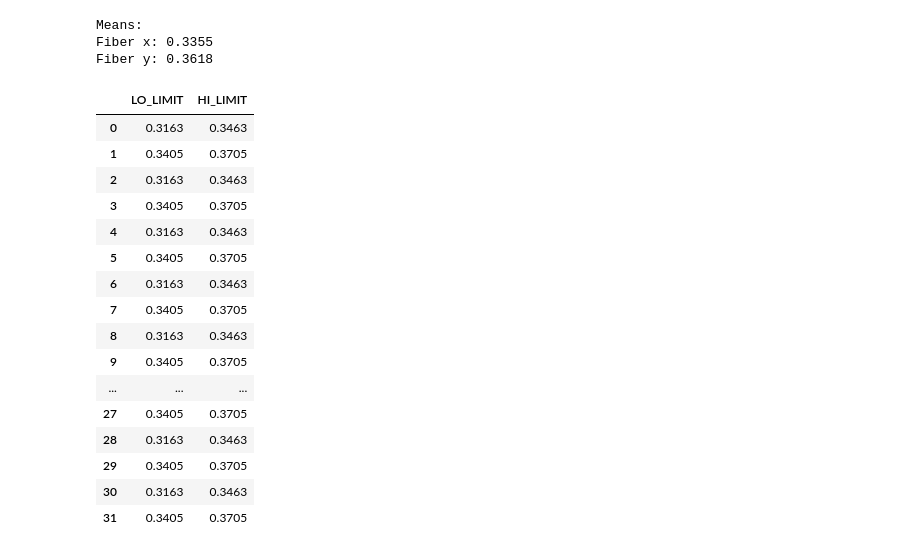
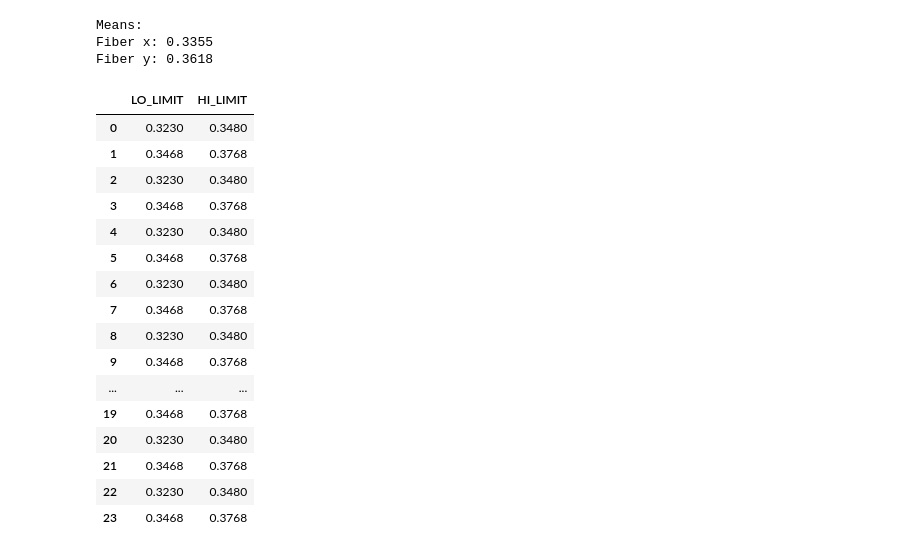
Before and after one commit to LucianoGP95/Python_Eiit_RyR, a Jupyter notebook: a2_RyR_Analyser/notebooks/a2_RyR_limits_generator.ipynb, the cells around one changed output. Saved outputs shown, nothing was run; the diff lists cells and outputs as text; code cells hidden in the pictures.

```diff
--- a/a2_RyR_Analyser/notebooks/a2_RyR_limits_generator.ipynb
+++ b/a2_RyR_Analyser/notebooks/a2_RyR_limits_generator.ipynb
@@ -7,32 +7,23 @@ sys.path.append("../tools/")
 import _db_tools as db #Personal tool for managing sqlite databases in data science
 
 ####Helper Functions####
-def limits_gen(df, means, *argv):
+def limits_gen(df, means, x_tolerance, y_tolerance):
     '''Generate the limit values for a list containing the means in a DataFrame.
     Calculates the total mean for each fiber axis and applies it to the corresponding rows.
-    Supports common (one) tolerances and single (low and high) tolerances.
     Parameters:
     df (pd.DataFrame): The MEAS dataframe to get its size.
     means (list): A list of means to generate limits for.
     *argv: Variable-length arguments for tolerances. Can be one or two values.
     Returns:
     pd.DataFrame: A DataFrame containing the generated limits.'''
-    if len(argv) == 1:
-        l_tolerance = argv[0]
-        h_tolerance = argv[0]
-    elif len(argv) == 2:
-        l_tolerance = argv[0]
-        h_tolerance = argv[1]
-    else:
-        raise ValueError("Invalid number of tolerance values. Must be 1 or 2.")
     limits = pd.DataFrame(columns=["LO_LIMIT", "HI_LIMIT"])
     for index in range(int(df.shape[0])):
         if index % 2 == 0:
-            low_limit = round(means[0] - h_tolerance, 4)
-            high_limit = round(means[0] + l_tolerance, 4)
+            low_limit = round(means[0] - x_tolerance, 4)
+            high_limit = round(means[0] + x_tolerance, 4)
         else:
-            low_limit = round(means[1] - h_tolerance, 4)
-            high_limit = round(means[1] + l_tolerance, 4)
+            low_limit = round(means[1] - y_tolerance, 4)
+            high_limit = round(means[1] + y_tolerance, 4)
         current_limits_df = pd.DataFrame({"LO_LIMIT": [low_limit], "HI_LIMIT": [high_limit]}) #Create a DataFrame with the current low_limit and high_limit values
         limits = pd.concat([limits, current_limits_df], ignore_index=True, axis=0) #Concatenate the current limits DataFrame with the main 'limits' DataFrame
     return limits
@@ -65,26 +56,26 @@ Means:
 Fiber x: 0.3355
 Fiber y: 0.3618
 # %%
-LIMITS = limits_gen(MEAS, means, glob.tolerance)
+LIMITS = limits_gen(MEAS, means, glob.x_tolerance, glob.y_tolerance)
 LIMITS
 # %% [output]
 |  | LO_LIMIT | HI_LIMIT |
-| 0 | 0.3163 | 0.3463 |
-| 1 | 0.3405 | 0.3705 |
-| 2 | 0.3163 | 0.3463 |
-| 3 | 0.3405 | 0.3705 |
-| 4 | 0.3163 | 0.3463 |
-| 5 | 0.3405 | 0.3705 |
-| 6 | 0.3163 | 0.3463 |
-| 7 | 0.3405 | 0.3705 |
-| 8 | 0.3163 | 0.3463 |
-| 9 | 0.3405 | 0.3705 |
+| 0 | 0.3230 | 0.3480 |
+| 1 | 0.3468 | 0.3768 |
+| 2 | 0.3230 | 0.3480 |
+| 3 | 0.3468 | 0.3768 |
+| 4 | 0.3230 | 0.3480 |
+| 5 | 0.3468 | 0.3768 |
+| 6 | 0.3230 | 0.3480 |
+| 7 | 0.3468 | 0.3768 |
+| 8 | 0.3230 | 0.3480 |
+| 9 | 0.3468 | 0.3768 |
 | ... | ... | ... |
-| 27 | 0.3405 | 0.3705 |
-| 28 | 0.3163 | 0.3463 |
-| 29 | 0.3405 | 0.3705 |
-| 30 | 0.3163 | 0.3463 |
-| 31 | 0.3405 | 0.3705 |
+| 19 | 0.3468 | 0.3768 |
+| 20 | 0.3230 | 0.3480 |
+| 21 | 0.3468 | 0.3768 |
+| 22 | 0.3230 | 0.3480 |
+| 23 | 0.3468 | 0.3768 |
 # %%
 ##Creation of the target dataframe with correct limits
 new_column_names = [f'{i+1}' for i in range(len(MEAS.columns))] #Columns renaming
```
Also changed, not shown: parts of 3 cells of this notebook, 6 other files.
